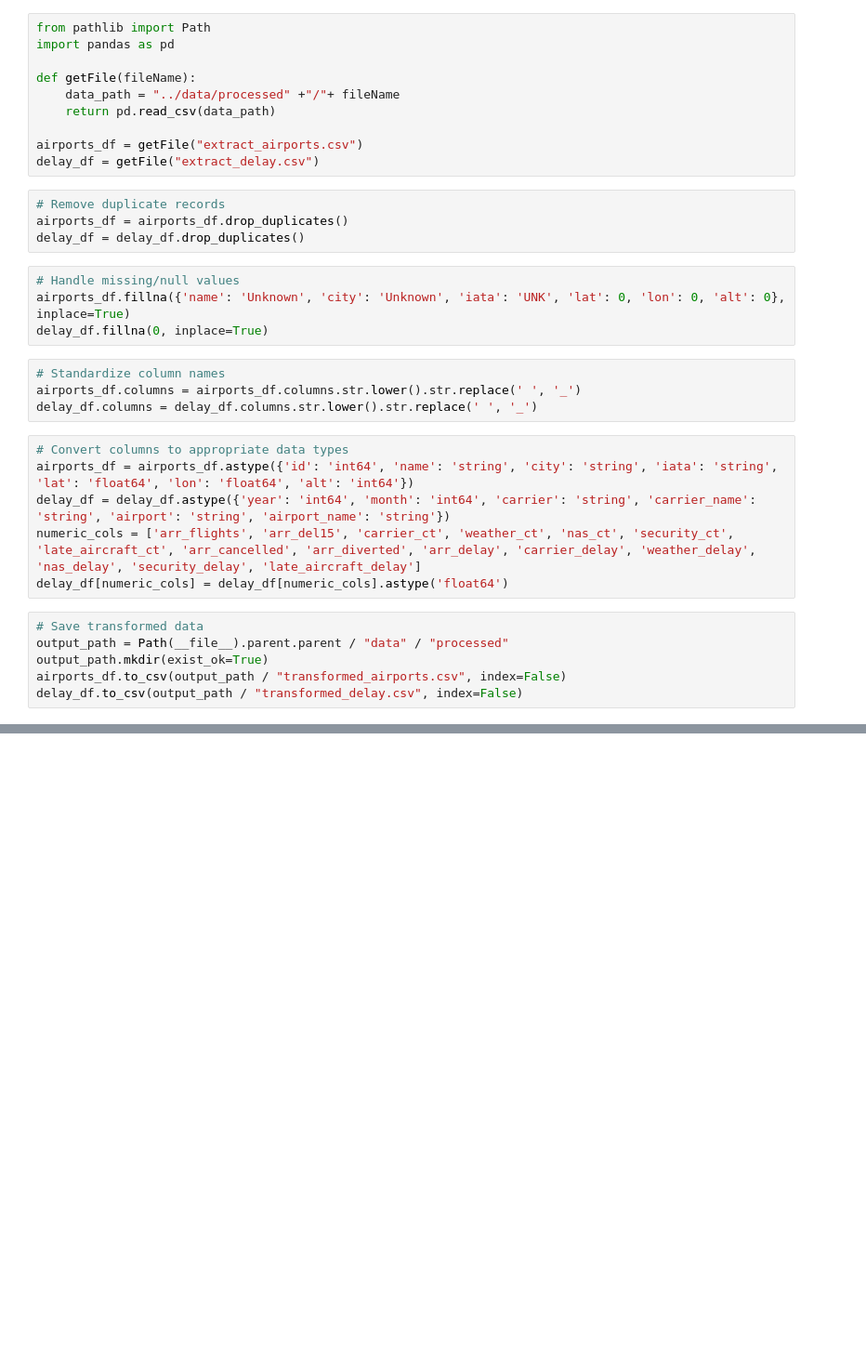
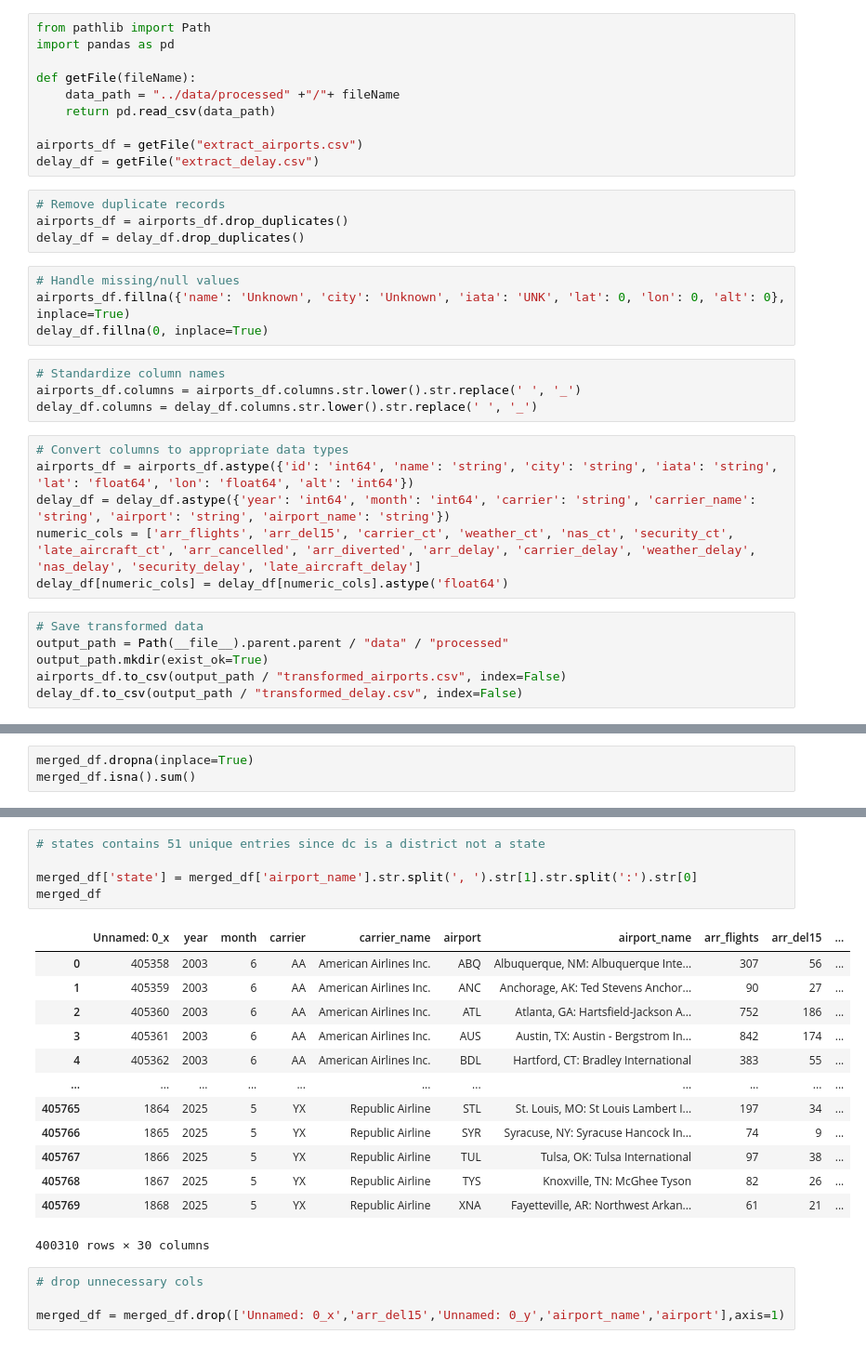
Before and after one commit to sg673/capstone, a Jupyter notebook: etl_process/notebooks/transform.ipynb, the cells around one changed output, grey strips where cells are left out. Shown at 93% size. Drawn from its saved outputs; the diff is of its cells as text; blank space fills up the shorter version.

```diff
--- a/etl_process/notebooks/transform.ipynb
+++ b/etl_process/notebooks/transform.ipynb
@@ -88,0 +178,3 @@ clean_data
+# %%
+merged_df.dropna(inplace=True)
+merged_df.isna().sum()
@@ -88,0 +219,23 @@ clean_data
+# %%
+# states contains 51 unique entries since dc is a district not a state
+
+merged_df['state'] = merged_df['airport_name'].str.split(', ').str[1].str.split(':').str[0]
+merged_df
+# %% [output]
+|  | Unnamed: 0_x | year | month | carrier | carrier_name | airport | airport_name | arr_flights | arr_del15 | ... |
+| 0 | 405358 | 2003 | 6 | AA | American Airlines Inc. | ABQ | Albuquerque, NM: Albuquerque Inte... | 307 | 56 | ... |
+| 1 | 405359 | 2003 | 6 | AA | American Airlines Inc. | ANC | Anchorage, AK: Ted Stevens Anchor... | 90 | 27 | ... |
+| 2 | 405360 | 2003 | 6 | AA | American Airlines Inc. | ATL | Atlanta, GA: Hartsfield-Jackson A... | 752 | 186 | ... |
+| 3 | 405361 | 2003 | 6 | AA | American Airlines Inc. | AUS | Austin, TX: Austin - Bergstrom In... | 842 | 174 | ... |
+| 4 | 405362 | 2003 | 6 | AA | American Airlines Inc. | BDL | Hartford, CT: Bradley International | 383 | 55 | ... |
+| ... | ... | ... | ... | ... | ... | ... | ... | ... | ... | ... |
+| 405765 | 1864 | 2025 | 5 | YX | Republic Airline | STL | St. Louis, MO: St Louis Lambert I... | 197 | 34 | ... |
+| 405766 | 1865 | 2025 | 5 | YX | Republic Airline | SYR | Syracuse, NY: Syracuse Hancock In... | 74 | 9 | ... |
+| 405767 | 1866 | 2025 | 5 | YX | Republic Airline | TUL | Tulsa, OK: Tulsa International | 97 | 38 | ... |
+| 405768 | 1867 | 2025 | 5 | YX | Republic Airline | TYS | Knoxville, TN: McGhee Tyson | 82 | 26 | ... |
+| 405769 | 1868 | 2025 | 5 | YX | Republic Airline | XNA | Fayetteville, AR: Northwest Arkan... | 61 | 21 | ... |
+400310 rows × 30 columns
+# %%
+# drop unnecessary cols
+
+merged_df = merged_df.drop(['Unnamed: 0_x','arr_del15','Unnamed: 0_y','airport_name','airport'],axis=1)
```
Also changed, not shown: parts of 8 cells of this notebook.
